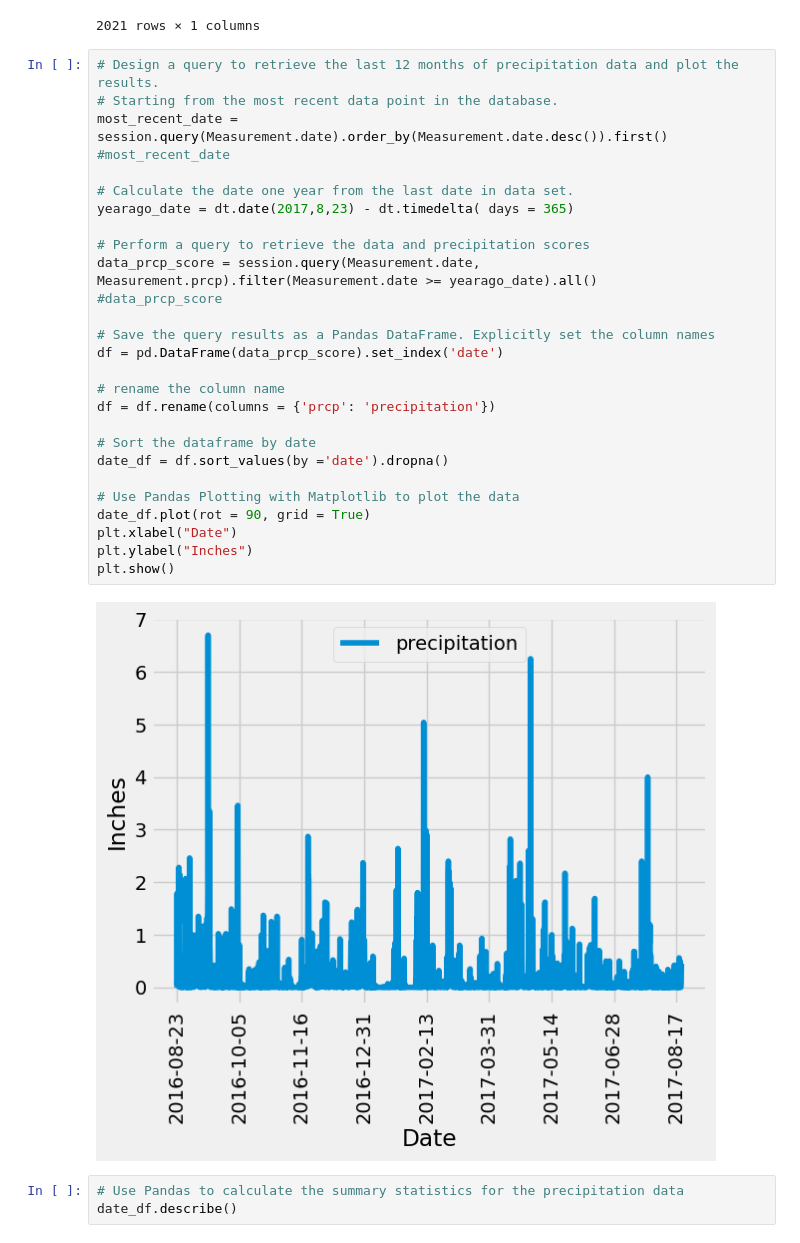
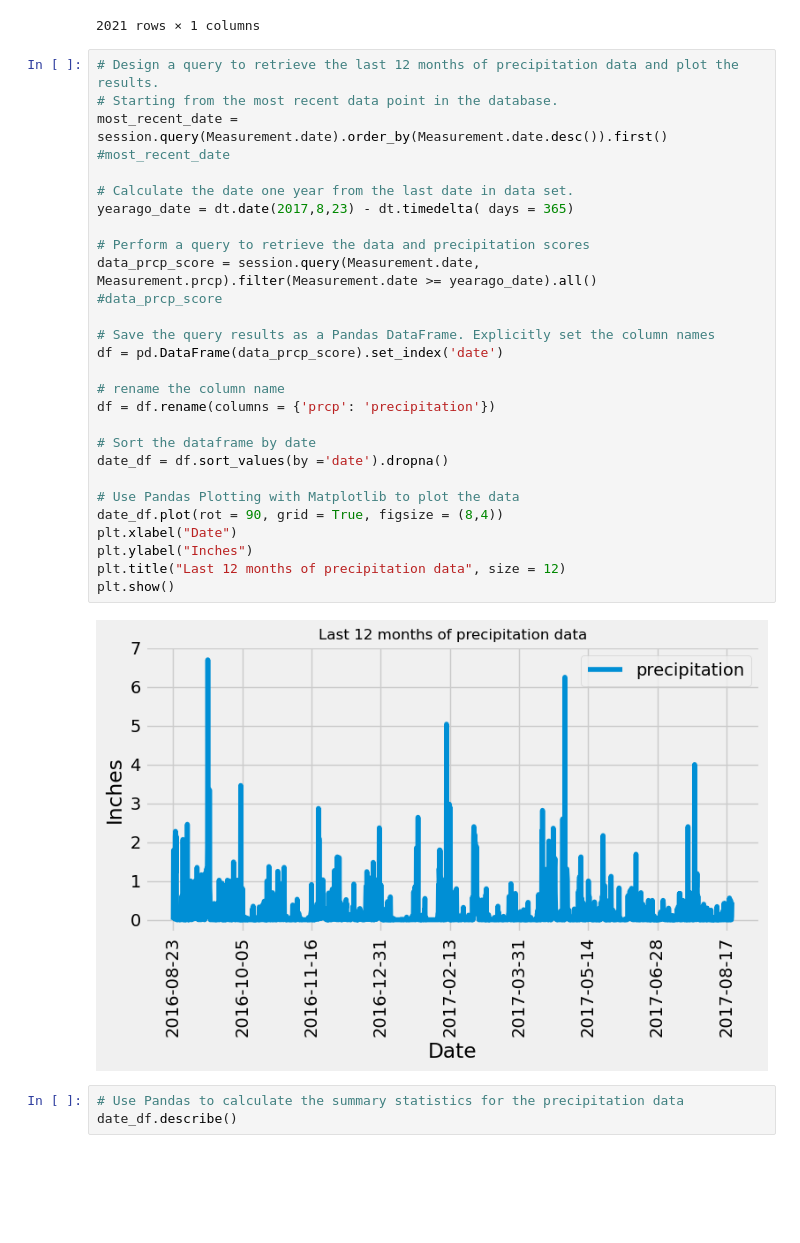
Before and after one commit to ZalakG/sqlalchemy-challenge, a Jupyter notebook: SurfUp/climate_starter.ipynb, the cells around one changed output. Drawn from its saved outputs; the diff is of its cells as text; blank space fills up the shorter version.

```diff
--- a/SurfUp/climate_starter.ipynb
+++ b/SurfUp/climate_starter.ipynb
@@ -178,32 +180,33 @@ date_df
 # %%
 # Design a query to retrieve the last 12 months of precipitation data and plot the results.
 # Starting from the most recent data point in the database.
 most_recent_date = session.query(Measurement.date).order_by(Measurement.date.desc()).first()
 #most_recent_date
 
 # Calculate the date one year from the last date in data set.
 yearago_date = dt.date(2017,8,23) - dt.timedelta( days = 365)
 
 # Perform a query to retrieve the data and precipitation scores
 data_prcp_score = session.query(Measurement.date, Measurement.prcp).filter(Measurement.date >= yearago_date).all()
 #data_prcp_score
 
 # Save the query results as a Pandas DataFrame. Explicitly set the column names
 df = pd.DataFrame(data_prcp_score).set_index('date')
 
 # rename the column name
 df = df.rename(columns = {'prcp': 'precipitation'})
 
 # Sort the dataframe by date
 date_df = df.sort_values(by ='date').dropna()
 
 # Use Pandas Plotting with Matplotlib to plot the data
-date_df.plot(rot = 90, grid = True)
+date_df.plot(rot = 90, grid = True, figsize = (8,4))
 plt.xlabel("Date")
 plt.ylabel("Inches")
+plt.title("Last 12 months of precipitation data", size = 12)
 plt.show()
 # %% [output]
-[figure, old version]
+[figure, new version]
 # %%
 # Use Pandas to calculate the summary statistics for the precipitation data
 date_df.describe()
```
Also changed, not shown: parts of 6 cells of this notebook.
